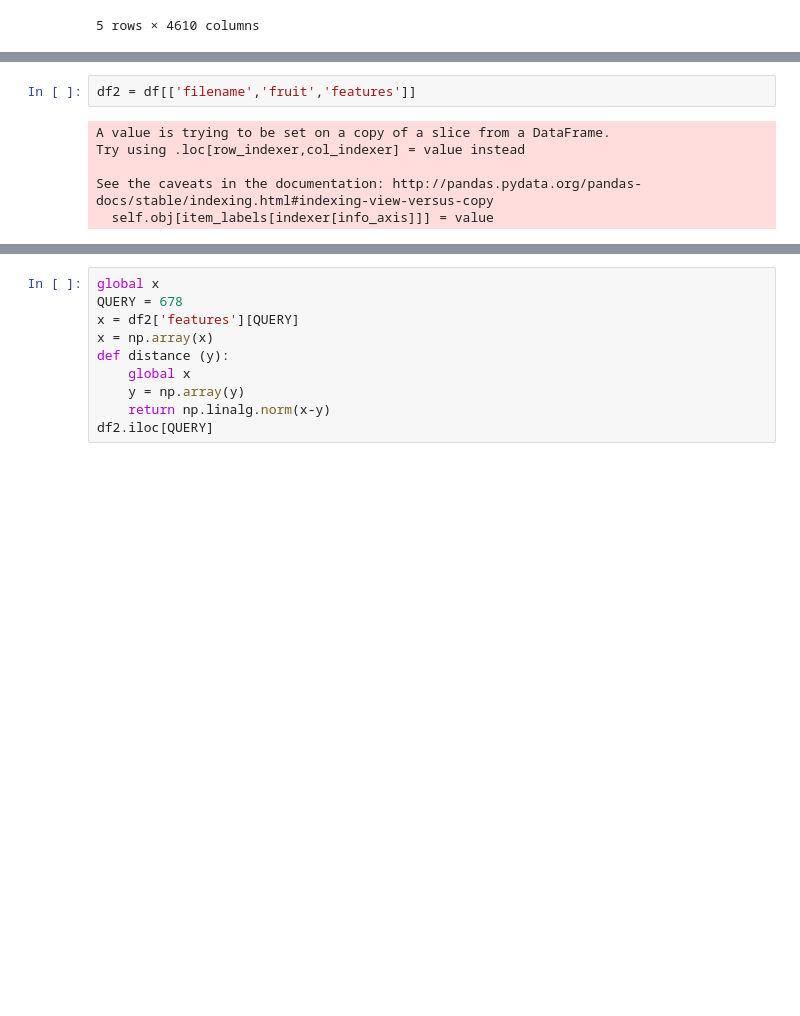
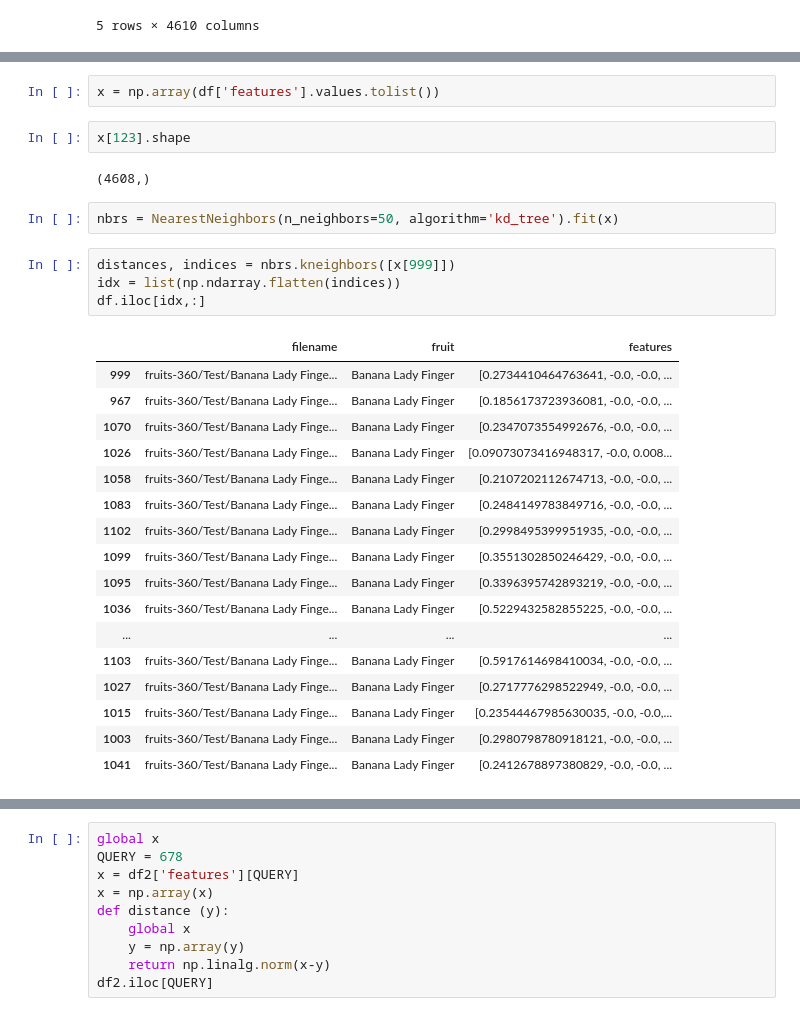
Before and after one commit to sjbhatt/project_3, a Jupyter notebook: image_retrieval.ipynb, the cells around one changed output, grey strips where cells are left out. Drawn from its saved outputs; the diff is of its cells as text; blank space fills up the shorter version.

Commit message:
add kd-tree nearest neighbor search

```diff
--- a/image_retrieval.ipynb
+++ b/image_retrieval.ipynb
@@ -28,8 +29,30 @@ df.head()
-# %%
-df2 = df[['filename','fruit','features']]
-# %% [output]
-A value is trying to be set on a copy of a slice from a DataFrame.
-Try using .loc[row_indexer,col_indexer] = value instead
-
-See the caveats in the documentation: http://pandas.pydata.org/pandas-docs/stable/indexing.html#indexing-view-versus-copy
-  self.obj[item_labels[indexer[info_axis]]] = value
+# %%
+x = np.array(df['features'].values.tolist())
+# %%
+x[123].shape
+# %% [output]
+(4608,)
+# %%
+nbrs = NearestNeighbors(n_neighbors=50, algorithm='kd_tree').fit(x)
+# %%
+distances, indices = nbrs.kneighbors([x[999]])
+idx = list(np.ndarray.flatten(indices))
+df.iloc[idx,:]
+# %% [output]
+|  | filename | fruit | features |
+| 999 | fruits-360/Test/Banana Lady Finge... | Banana Lady Finger | [0.2734410464763641, -0.0, -0.0, ... |
+| 967 | fruits-360/Test/Banana Lady Finge... | Banana Lady Finger | [0.1856173723936081, -0.0, -0.0, ... |
+| 1070 | fruits-360/Test/Banana Lady Finge... | Banana Lady Finger | [0.2347073554992676, -0.0, -0.0, ... |
+| 1026 | fruits-360/Test/Banana Lady Finge... | Banana Lady Finger | [0.09073073416948317, -0.0, 0.008... |
+| 1058 | fruits-360/Test/Banana Lady Finge... | Banana Lady Finger | [0.2107202112674713, -0.0, -0.0, ... |
+| 1083 | fruits-360/Test/Banana Lady Finge... | Banana Lady Finger | [0.2484149783849716, -0.0, -0.0, ... |
+| 1102 | fruits-360/Test/Banana Lady Finge... | Banana Lady Finger | [0.2998495399951935, -0.0, -0.0, ... |
+| 1099 | fruits-360/Test/Banana Lady Finge... | Banana Lady Finger | [0.3551302850246429, -0.0, -0.0, ... |
+| 1095 | fruits-360/Test/Banana Lady Finge... | Banana Lady Finger | [0.3396395742893219, -0.0, -0.0, ... |
+| 1036 | fruits-360/Test/Banana Lady Finge... | Banana Lady Finger | [0.5229432582855225, -0.0, -0.0, ... |
+| ... | ... | ... | ... |
+| 1103 | fruits-360/Test/Banana Lady Finge... | Banana Lady Finger | [0.5917614698410034, -0.0, -0.0, ... |
+| 1027 | fruits-360/Test/Banana Lady Finge... | Banana Lady Finger | [0.2717776298522949, -0.0, -0.0, ... |
+| 1015 | fruits-360/Test/Banana Lady Finge... | Banana Lady Finger | [0.23544467985630035, -0.0, -0.0,... |
+| 1003 | fruits-360/Test/Banana Lady Finge... | Banana Lady Finger | [0.2980798780918121, -0.0, -0.0, ... |
+| 1041 | fruits-360/Test/Banana Lady Finge... | Banana Lady Finger | [0.2412678897380829, -0.0, -0.0, ... |
```
Also changed, not shown: parts of 4 cells of this notebook.
